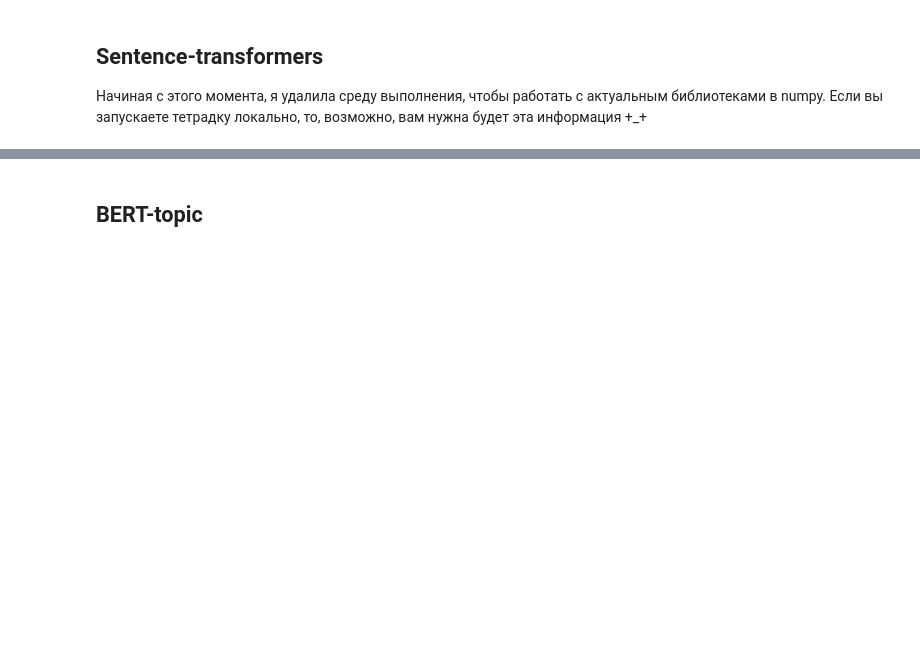
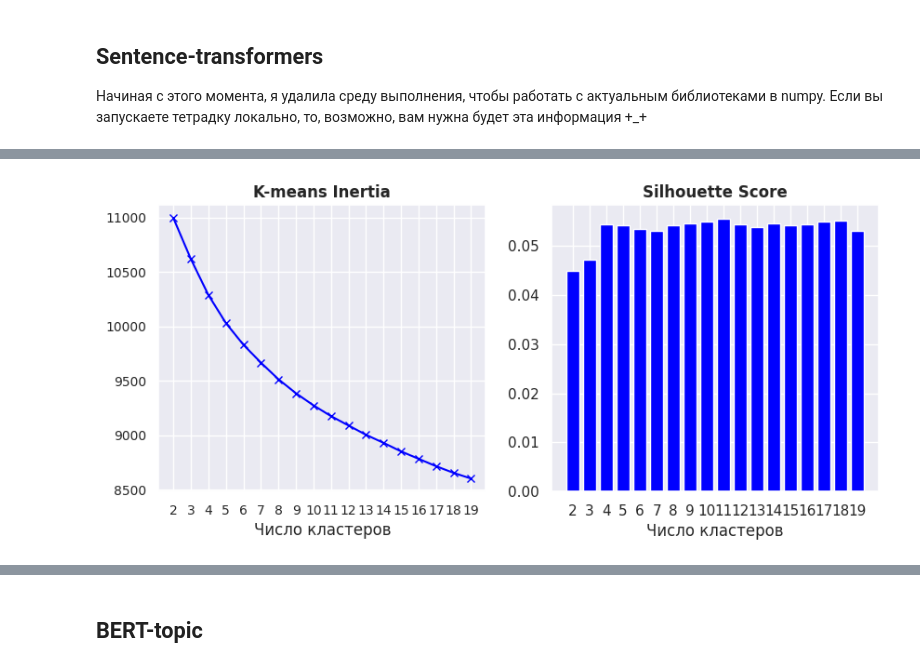
Before and after one commit to vixbi/machinelearning, a Jupyter notebook: HW5_Shumakova_ML.ipynb, the cells around one changed output, grey strips where cells are left out. Saved outputs shown, nothing was run; the diff lists cells and outputs as text; code cells hidden in the pictures; blank space fills up the shorter version.

```diff
--- a/HW5_Shumakova_ML.ipynb
+++ b/HW5_Shumakova_ML.ipynb
@@ -784,0 +801,9 @@ KeyboardInterrupt:
+# %%
+# сделаем все равно pca
+pca_sent_trans = get_pca_results(embeddings, 50)
+# %%
+inertia, silhouette = eval_clusters(pca_sent_trans)
+# %%
+plot_metrics(inertia, silhouette)
+# %% [output]
+[figure, added]
```
Also changed, not shown: parts of 10 cells of this notebook.
